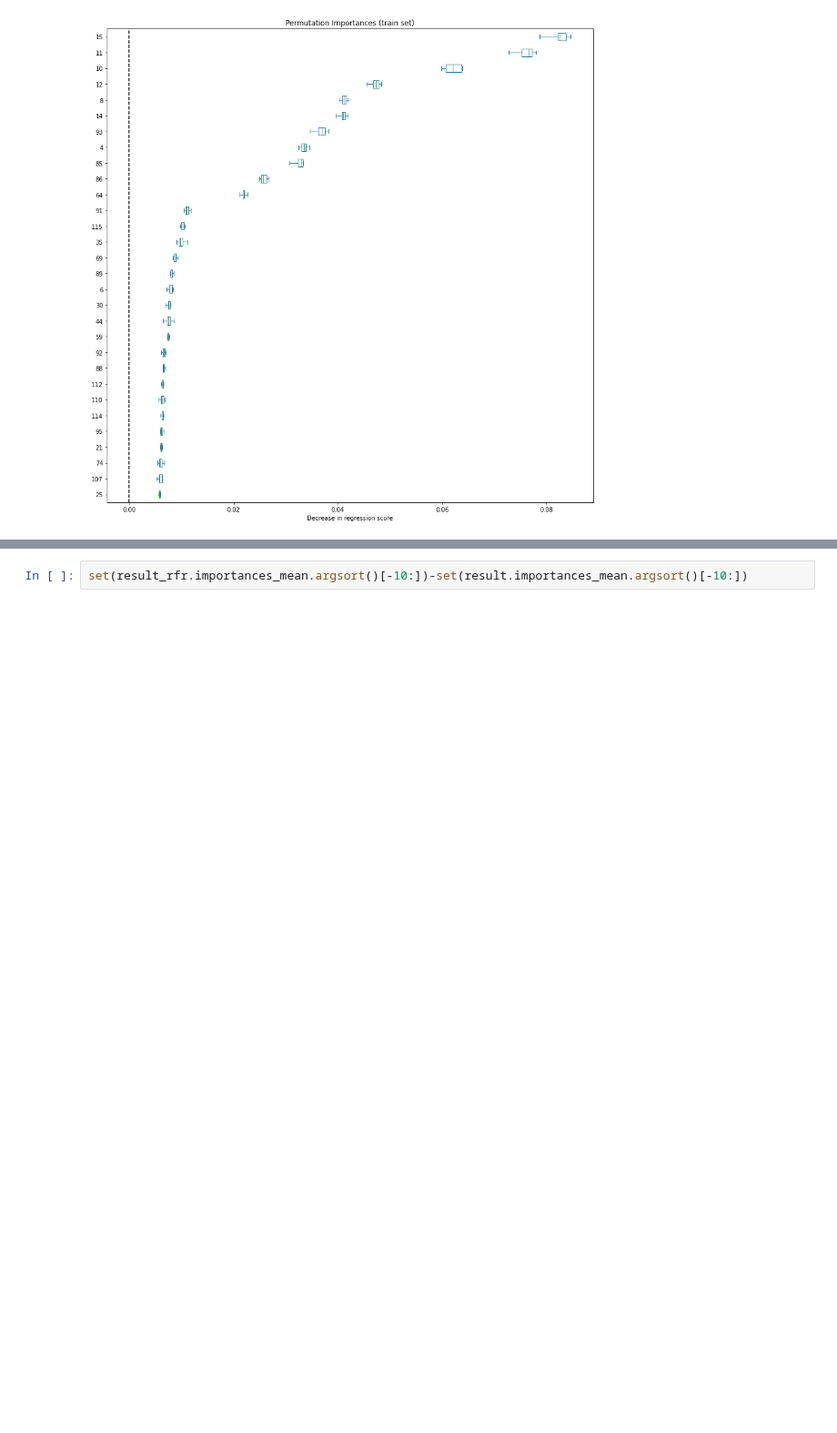
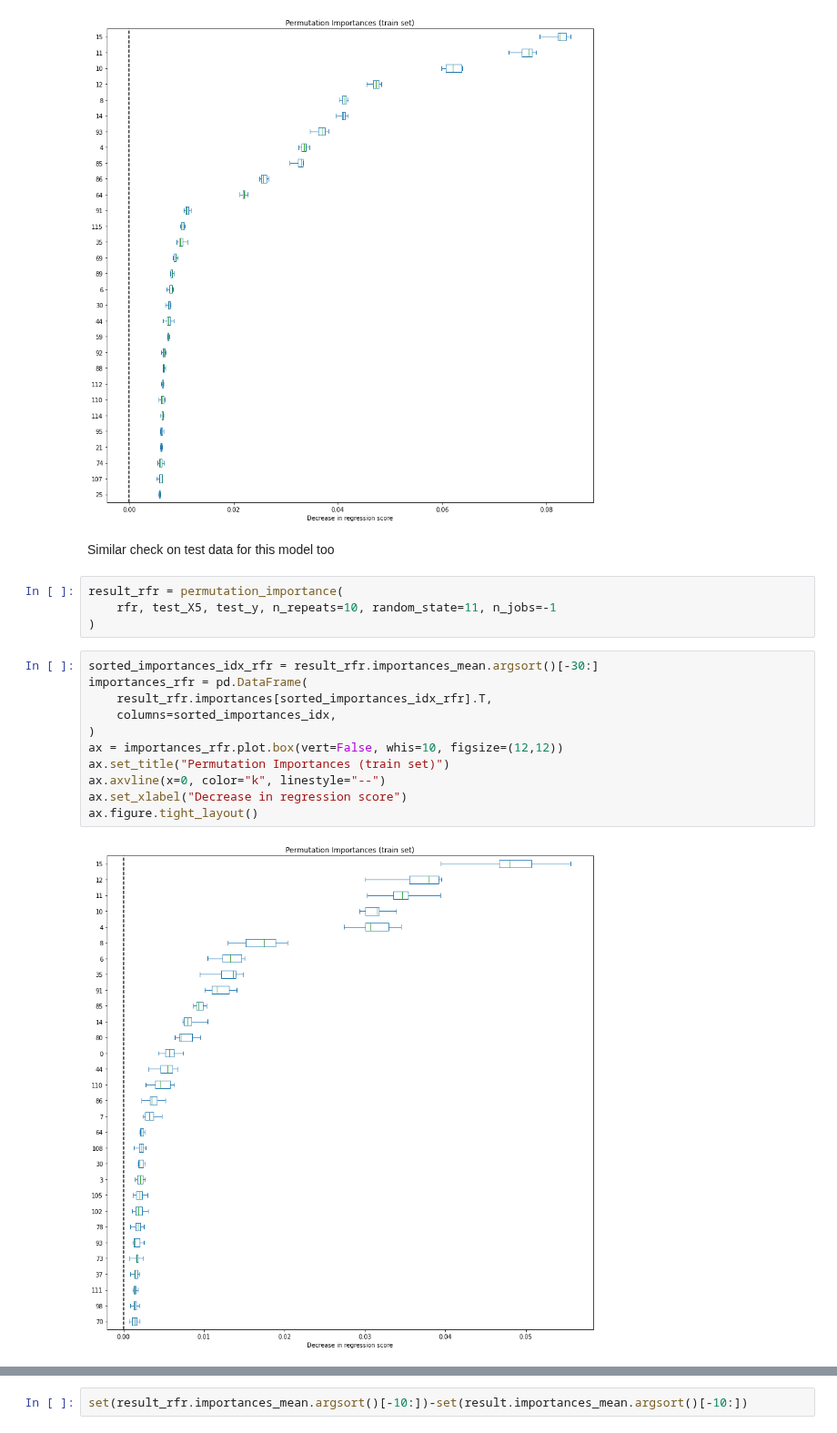
Before and after one commit to ajinkyabhanudas/SIADS696, a Jupyter notebook: Modeling_phase2_Ajinkya.ipynb, the cells around one changed output, grey strips where cells are left out. Shown at 91% size. Drawn from its saved outputs; the diff is of its cells as text; blank space fills up the shorter version.

```diff
--- a/Modeling_phase2_Ajinkya.ipynb
+++ b/Modeling_phase2_Ajinkya.ipynb
@@ -352,3 +383,22 @@ ax.set_xlabel("Decrease in regression score")
 ax.figure.tight_layout()
 # %% [output]
 [figure]
+# %% [markdown]
+Similar check on test data for this model too
+# %%
+result_rfr = permutation_importance(
+    rfr, test_X5, test_y, n_repeats=10, random_state=11, n_jobs=-1
+)
+# %%
+sorted_importances_idx_rfr = result_rfr.importances_mean.argsort()[-30:]
+importances_rfr = pd.DataFrame(
+    result_rfr.importances[sorted_importances_idx_rfr].T,
+    columns=sorted_importances_idx,
+)
+ax = importances_rfr.plot.box(vert=False, whis=10, figsize=(12,12))
+ax.set_title("Permutation Importances (train set)")
+ax.axvline(x=0, color="k", linestyle="--")
+ax.set_xlabel("Decrease in regression score")
+ax.figure.tight_layout()
+# %% [output]
+[figure, added]
```
Also changed, not shown: parts of 13 cells of this notebook.
